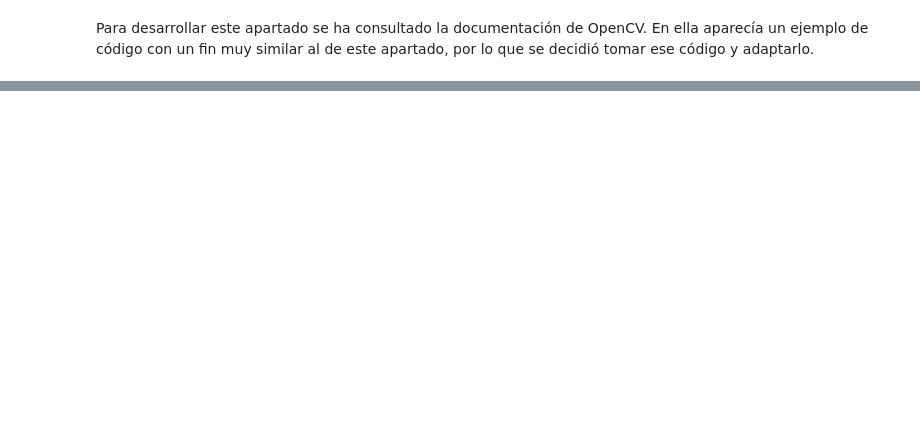
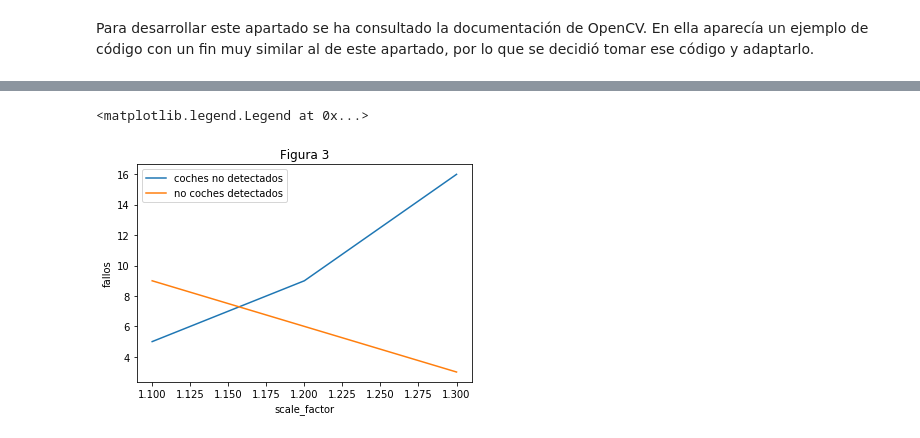
Before and after one commit to mikamp116/cv-p1, a Jupyter notebook: memoria.ipynb, the cells around one changed output, grey strips where cells are left out. Saved outputs shown, nothing was run; the diff lists cells and outputs as text; code cells hidden in the pictures; blank space fills up the shorter version.

```diff
--- a/memoria.ipynb
+++ b/memoria.ipynb
@@ -437,0 +521,14 @@ siguiente imagen.
+# %%
+x = [1.1, 1.2, 1.3]
+y1 = [5, 9, 16]
+y2 = [9, 6, 3]
+
+plt.plot(x,y1, label='coches no detectados')
+plt.plot(x,y2, label='no coches detectados')
+plt.title("Figura 3")
+plt.xlabel("scale_factor")
+plt.ylabel("fallos")
+plt.legend()
+# %% [output]
+<matplotlib.legend.Legend at 0x...>
+[figure, added]
```
Also changed, not shown: parts of 59 cells of this notebook, 2 other files.
